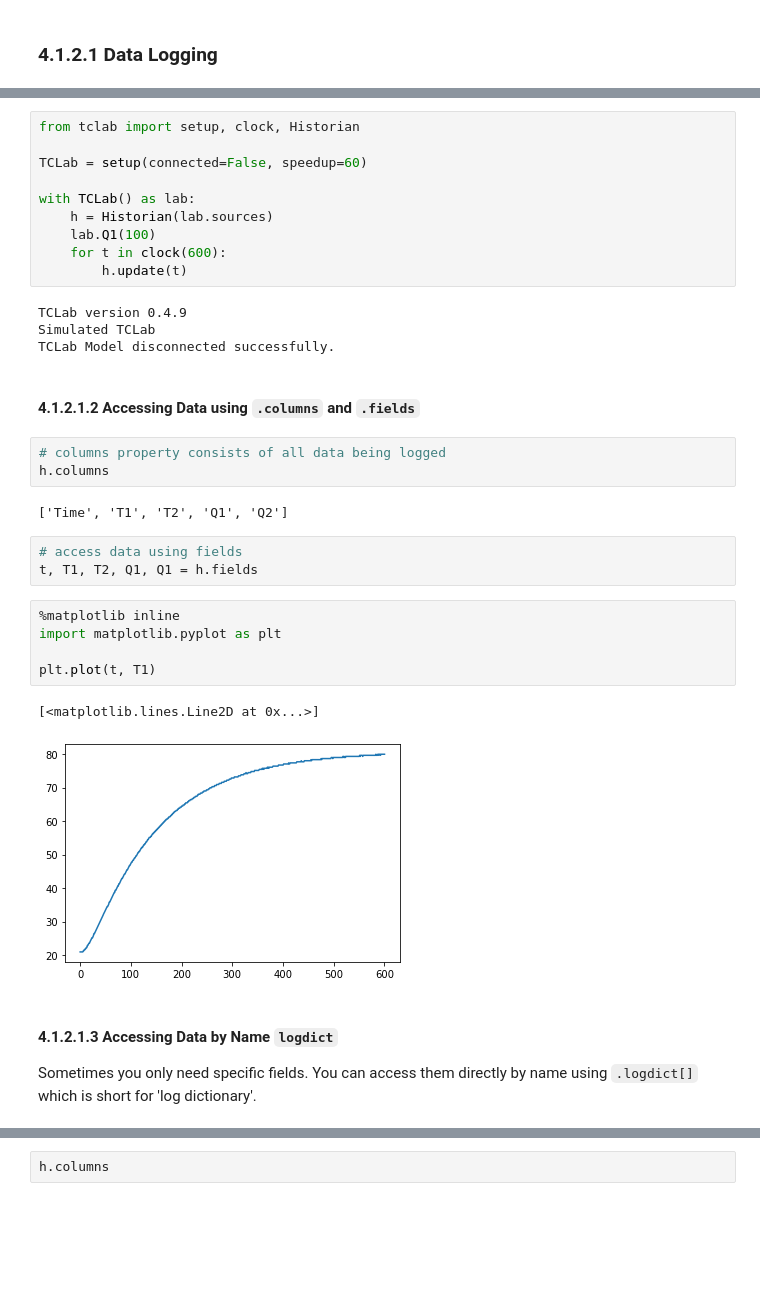
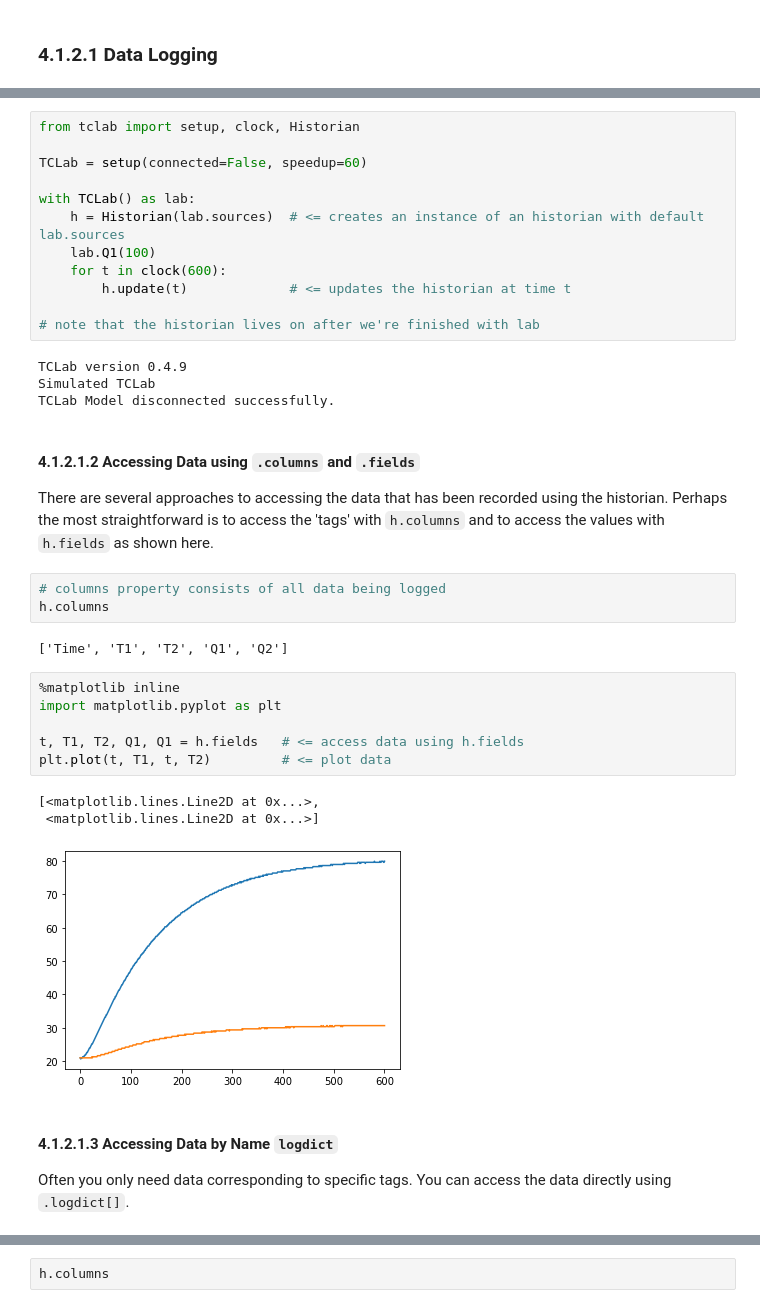
Before and after one commit to jckantor/cbe30338-2021, a Jupyter notebook: docs/04.01-Process-Historians.ipynb, the cells around one changed output, grey strips where cells are left out. Cells and saved outputs as stored; diff of their text form; blank space fills up the shorter version.

```diff
--- a/docs/04.01-Process-Historians.ipynb
+++ b/docs/04.01-Process-Historians.ipynb
@@ -66,36 +85,39 @@ from tclab import setup, clock, Historian
 TCLab = setup(connected=False, speedup=60)
 
 with TCLab() as lab:
-    h = Historian(lab.sources)
+    h = Historian(lab.sources)  # <= creates an instance of an historian with default lab.sources
     lab.Q1(100)
     for t in clock(600):
-        h.update(t)
+        h.update(t)             # <= updates the historian at time t
+
+# note that the historian lives on after we're finished with lab
 # %% [output]
 TCLab version 0.4.9
 Simulated TCLab
 TCLab Model disconnected successfully.
-# %% [markdown]
-#### 4.1.2.1.2 Accessing Data using `.columns` and `.fields`
+# %% [markdown]
+#### 4.1.2.1.2 Accessing Data using `.columns` and `.fields`
+
+There are several approaches to accessing the data that has been recorded using the historian. Perhaps the most straightforward is to access the 'tags' with `h.columns` and to access the values with `h.fields` as shown here.
 # %%
 # columns property consists of all data being logged
 h.columns
 # %% [output]
 ['Time', 'T1', 'T2', 'Q1', 'Q2']
-# %%
-# access data using fields
-t, T1, T2, Q1, Q1 = h.fields
 # %%
 %matplotlib inline
 import matplotlib.pyplot as plt
 
-plt.plot(t, T1)
+t, T1, T2, Q1, Q1 = h.fields   # <= access data using h.fields
+plt.plot(t, T1, t, T2)         # <= plot data
 # %% [output]
-[<matplotlib.lines.Line2D at 0x...>]
+[<matplotlib.lines.Line2D at 0x...>,
+ <matplotlib.lines.Line2D at 0x...>]
-[figure, old version]
+[figure, new version]
 # %% [markdown]
 #### 4.1.2.1.3 Accessing Data by Name `logdict`
 
-Sometimes you only need specific fields. You can access them directly by name using `.logdict[]` which is short for 'log dictionary'.
+Often you only need data corresponding to specific tags. You can access the data directly using `.logdict[]`.
 # %%
 plt.plot(h.logdict["Time"], h.logdict["T2"])
 # %% [output]
```
Also changed, not shown: parts of 26 cells of this notebook, 18 other files.
